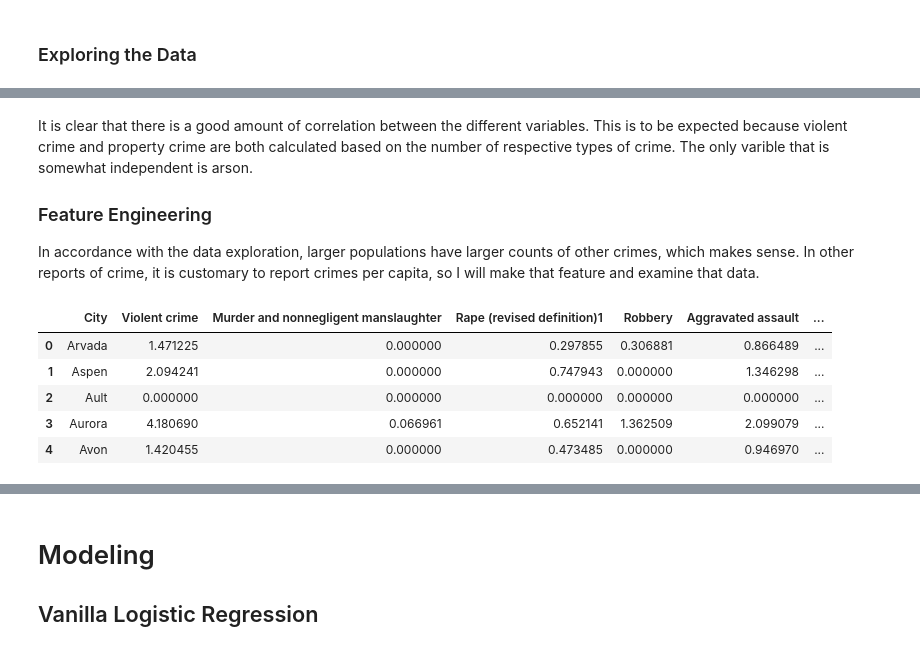
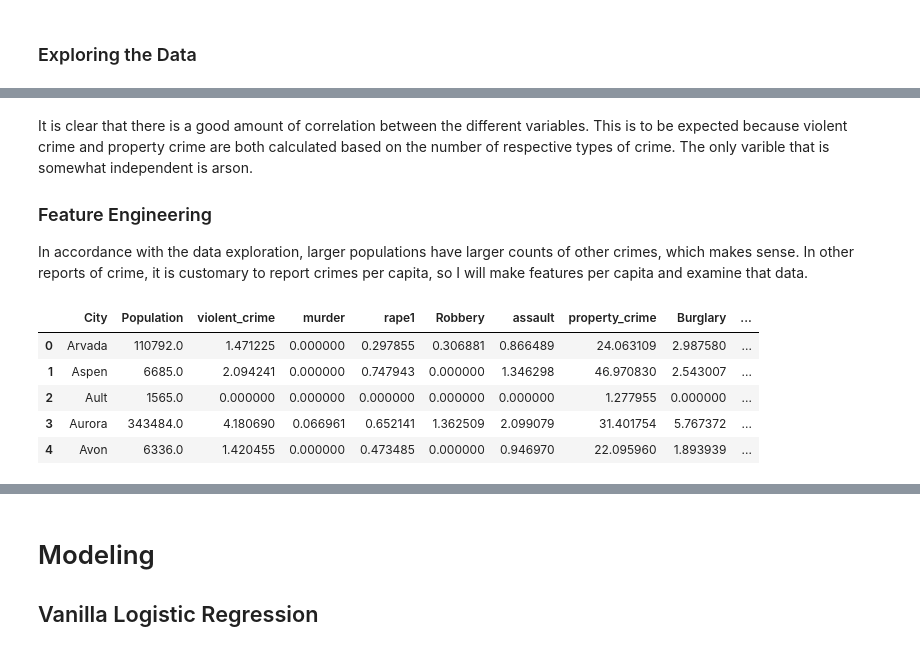
Before and after one commit to ephs08kmp/Thinkful_Challenges, a Jupyter notebook: 3.3.4 Challenge Advanced Regression - Crime Data.ipynb, the cells around one changed output, grey strips where cells are left out. Cells and saved outputs as stored; diff of their text form; code cells hidden in the pictures.

```diff
--- a/3.3.4 Challenge Advanced Regression - Crime Data.ipynb
+++ b/3.3.4 Challenge Advanced Regression - Crime Data.ipynb
@@ -22,8 +25,8 @@ warnings.filterwarnings(action='ignore', module='scipy', message='^internal gels
 ### Cleaning Data
 # %%
 #read in data
-df = pd.read_excel('table_8_offenses_known_to_law_enforcement_colorado_by_city_2013.xls', header=4)
-df.head()
+crime = pd.read_excel('table_8_offenses_known_to_law_enforcement_colorado_by_city_2013.xls', header=4)
+crime.head()
 # %% [output]
 |  | City | Population | Violent crime | Murder and nonnegligent manslaughter | Rape (revised definition)1 | Rape (legacy definition)2 | ... |
 | 0 | Arvada | 110792.0 | 163.0 | 0.0 | 33.0 | NaN | ... |
@@ -67,0 +60,16 @@ df.tail()
+# %%
+#cleaning up column names
+crime = crime.rename(columns={'Violent\ncrime': 'violent_crime',
+                              'Murder and\nnonnegligent\nmanslaughter': 'murder',
+                              'Rape\n(revised\ndefinition)1': 'rape1',
+                              'Rape\n(legacy\ndefinition)2':'rape2',
+                              'Aggravated\nassault': 'assault',
+                              'Property\ncrime': 'property_crime',
+                              'Larceny-\ntheft': 'larceny',
+                              'Motor\nvehicle\ntheft': 'mv_theft',
+                              'Arson': 'arson'})
+
+
+#dropping the legacy definition of rape
+crime = crime.drop('rape2', axis=1)
+crime.tail()
@@ -69,7 +84,7 @@ df.tail()
 In inspecting the tail of the data set, the last two rows contain summary information, and can be dropped.  This will remove 100% of the missing values.
 # %%
 #dropping NA values
-df = df.dropna()
+crime = crime.dropna()
 # %% [markdown]
 ### Exploring the Data
 # %%
@@ -120,21 +135,22 @@ corrmat
 It is clear that there is a good amount of correlation between the different variables.  This is to be expected because violent crime and property crime are both calculated based on the number of respective types of crime.  The only varible that is somewhat independent is arson.
 
 ### Feature Engineering
-In accordance with the data exploration, larger populations have larger counts of other crimes, which makes sense.  In other reports of crime, it is customary to report crimes per capita, so I will make that feature and examine that data.
+In accordance with the data exploration, larger populations have larger counts of other crimes, which makes sense.  In other reports of crime, it is customary to report crimes per capita, so I will make features per capita and examine that data.
 # %%
-#creating a data frame to hold per 1000 residents features by city
-df_per_cap = pd.DataFrame()
-df_per_cap['City'] = df['City']
+#creating a data frame to hold per 1000 residents features by city, while still including the population of the city
+crime_per_cap = pd.DataFrame()
+crime_per_cap['City'] = crime['City']
+crime_per_cap['Population'] = crime['Population']
 
-for col in df.drop(['City', 'Population'], axis=1):
-    df_per_cap[col] = df[col]/df['Population']*1000
+for col in crime.drop(['City', 'Population'], axis=1):
+    crime_per_cap[col] = crime[col]/crime['Population']*1000
 
-df_per_cap.head()
+crime_per_cap.head()
 # %% [output]
-|  | City | Violent crime | Murder and nonnegligent manslaughter | Rape (revised definition)1 | Robbery | Aggravated assault | ... |
-| 0 | Arvada | 1.471225 | 0.000000 | 0.297855 | 0.306881 | 0.866489 | ... |
-| 1 | Aspen | 2.094241 | 0.000000 | 0.747943 | 0.000000 | 1.346298 | ... |
-| 2 | Ault | 0.000000 | 0.000000 | 0.000000 | 0.000000 | 0.000000 | ... |
-| 3 | Aurora | 4.180690 | 0.066961 | 0.652141 | 1.362509 | 2.099079 | ... |
-| 4 | Avon | 1.420455 | 0.000000 | 0.473485 | 0.000000 | 0.946970 | ... |
+|  | City | Population | violent_crime | murder | rape1 | Robbery | assault | property_crime | Burglary | ... |
+| 0 | Arvada | 110792.0 | 1.471225 | 0.000000 | 0.297855 | 0.306881 | 0.866489 | 24.063109 | 2.987580 | ... |
+| 1 | Aspen | 6685.0 | 2.094241 | 0.000000 | 0.747943 | 0.000000 | 1.346298 | 46.970830 | 2.543007 | ... |
+| 2 | Ault | 1565.0 | 0.000000 | 0.000000 | 0.000000 | 0.000000 | 0.000000 | 1.277955 | 0.000000 | ... |
+| 3 | Aurora | 343484.0 | 4.180690 | 0.066961 | 0.652141 | 1.362509 | 2.099079 | 31.401754 | 5.767372 | ... |
+| 4 | Avon | 6336.0 | 1.420455 | 0.000000 | 0.473485 | 0.000000 | 0.946970 | 22.095960 | 1.893939 | ... |
 # %%
```
Also changed, not shown: parts of 55 cells of this notebook.
